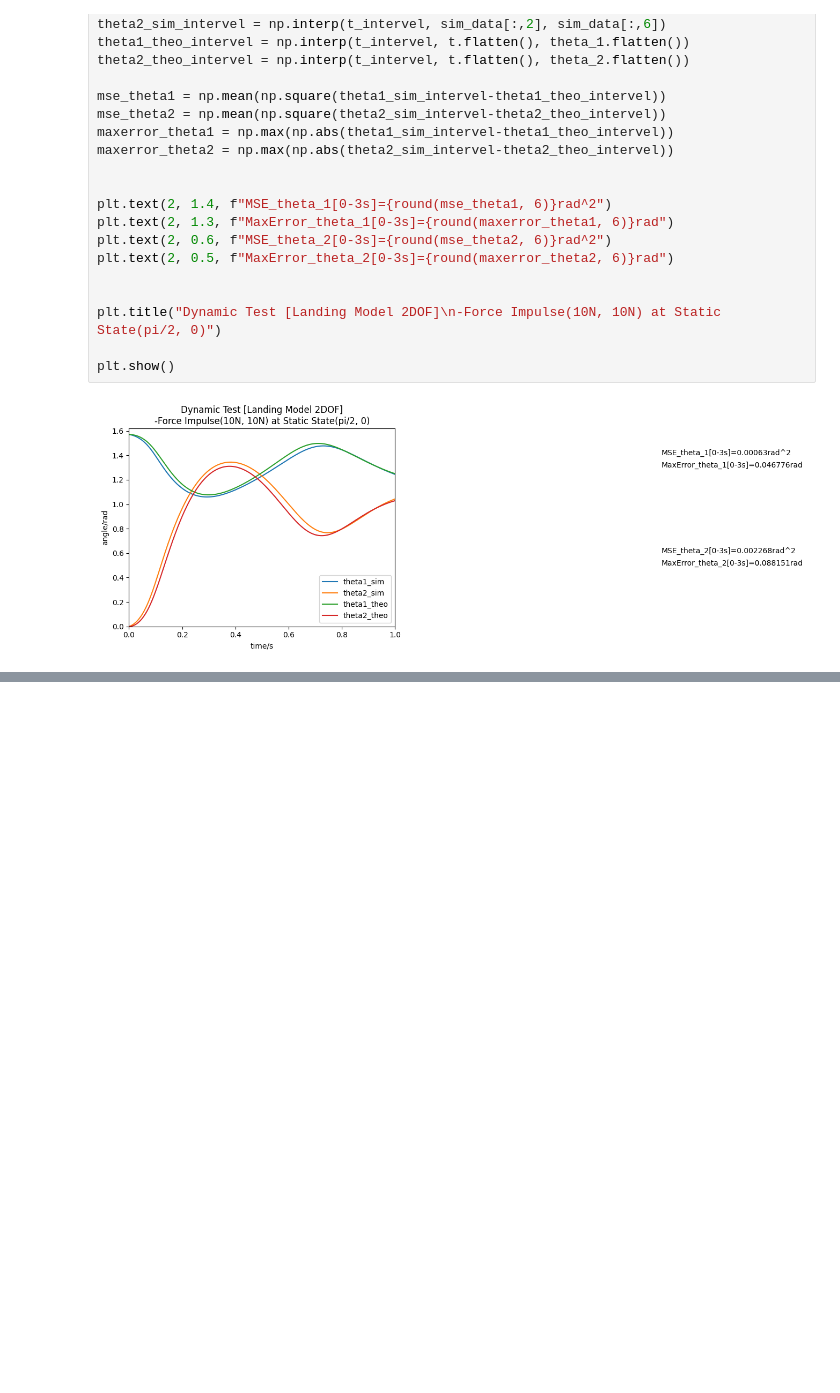
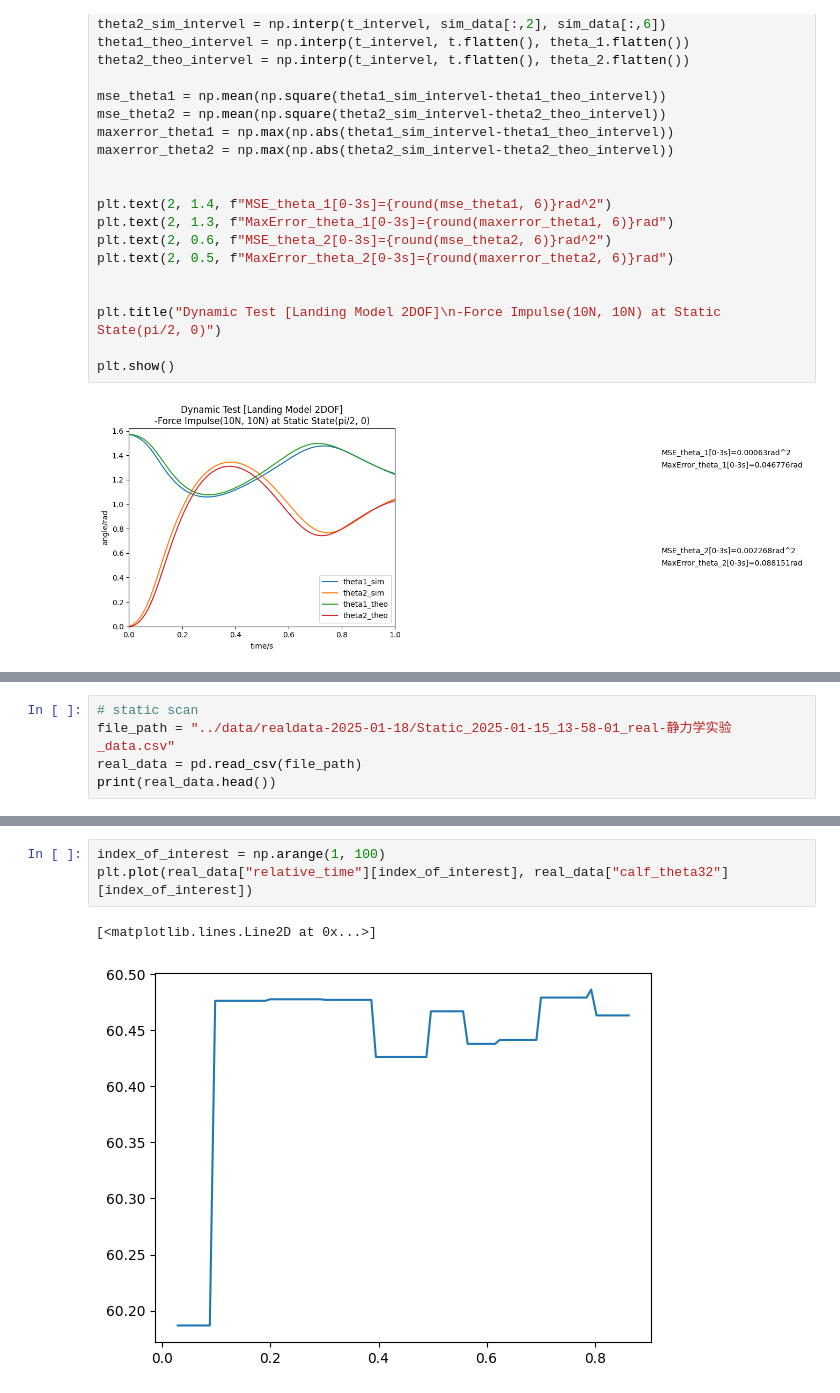
Before and after one commit to fly-pigTH/EquiMus, a Jupyter notebook: src/AtoB.ipynb, the cells around one changed output, grey strips where cells are left out. Cells and saved outputs as stored; diff of their text form; blank space fills up the shorter version.

```diff
--- a/src/AtoB.ipynb
+++ b/src/AtoB.ipynb
@@ -121,0 +198,5 @@ plt.show()
+# %%
+# static scan
+file_path = "../data/realdata-2025-01-18/Static_2025-01-15_13-58-01_real-静力学实验_data.csv"
+real_data = pd.read_csv(file_path)
+print(real_data.head())
@@ -121,0 +217,6 @@ plt.show()
+# %%
+index_of_interest = np.arange(1, 100)
+plt.plot(real_data["relative_time"][index_of_interest], real_data["calf_theta32"][index_of_interest])
+# %% [output]
+[<matplotlib.lines.Line2D at 0x...>]
+[figure, added]
```
Also changed, not shown: parts of 8 cells of this notebook, 8 other files.
